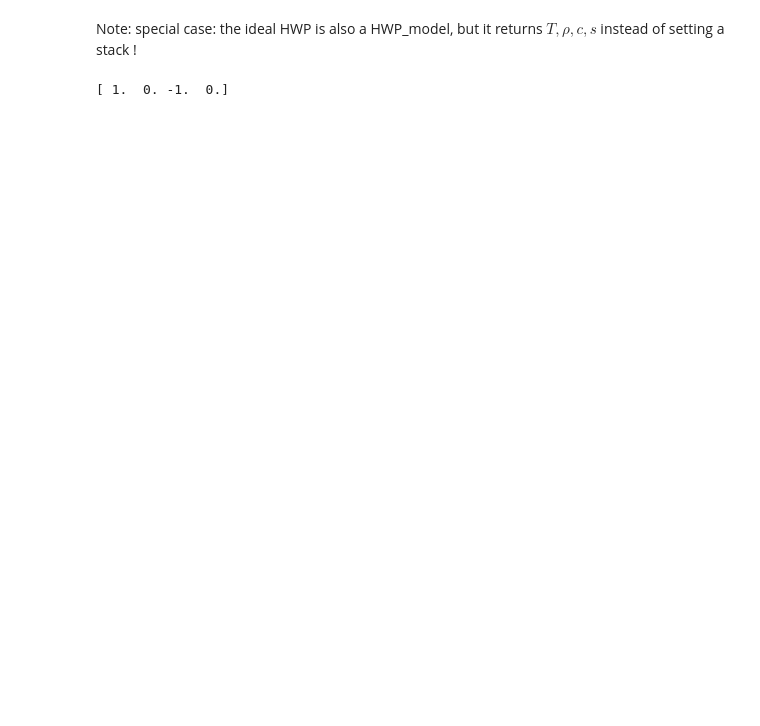
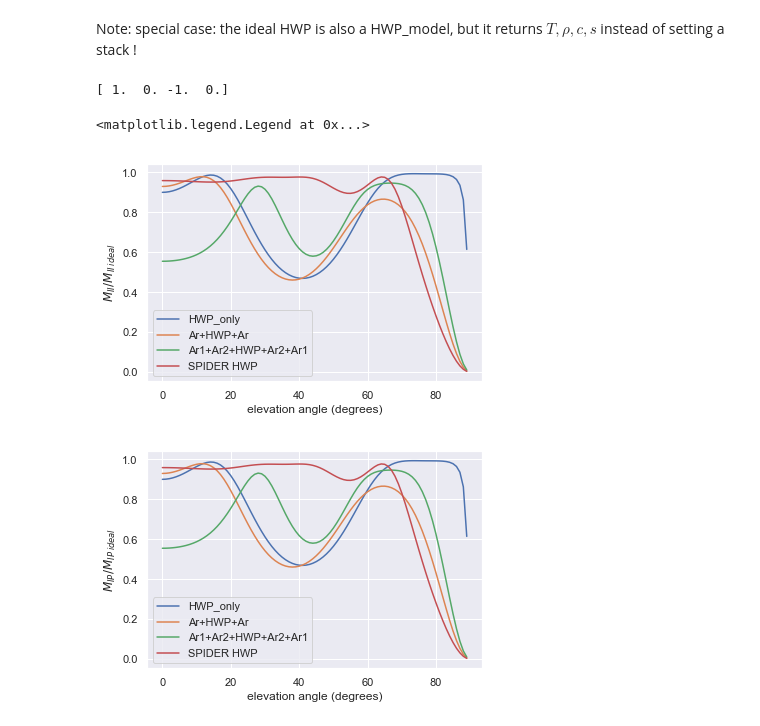
Before and after one commit to AdriJD/beamconv, a Jupyter notebook: notebooks/HWP_Class_tests.ipynb, the cells around one changed output. Cells and saved outputs as stored; diff of their text form; code cells hidden in the pictures; blank space fills up the shorter version.

Commit message:
new look at influence of angle of incidence and frequency on HWP gain

```diff
--- a/notebooks/HWP_Class_tests.ipynb
+++ b/notebooks/HWP_Class_tests.ipynb
@@ -143,3 +148,44 @@ print beamy.hwp._choose_HWP_model(model_name='ideal')
 beamy.hwp_precomp_Mueller = beamy.hwp._choose_HWP_model(model_name='ideal')
 # %% [output]
 [ 1.  0. -1.  0.]
+# %%
+elevations = np.arange(0,90,1)
+frequencies = np.arange(50e9, 300e9, 1e9)
+Mis = np.zeros((elevations.size, frequencies.size,4))
+Mip = np.zeros((elevations.size,frequencies.size,4), dtype=np.complex128)
+Mipbar = np.zeros((elevations.size,frequencies.size,4), dtype=np.complex128)
+theta = 0
+psi = 0
+for i in range (elevations.size):
+    beamy.el = elevations[i]
+    for j in range(frequencies.size):
+        beamy.sensitive_freq = frequencies[j]
+        beamy._set_HWP_values(model_name='HWP_only')
+        Mis[i,j,0], Mip[i,j,0], Mipbar[i,j,0] = beamy._get_Mueller_top_row(xi=0.0, psi=psi, theta=theta)
+        beamy._set_HWP_values(model_name='Ar+HWP+Ar')
+        Mis[i,j,1], Mip[i,j,1], Mipbar[i,j,1] = beamy._get_Mueller_top_row(xi=0.0, psi=psi, theta=theta)
+        beamy._set_HWP_values(model_name='Ar1+Ar2+HWP+Ar2+Ar1')
+        Mis[i,j,2], Mip[i,j,2], Mipbar[i,j,2] = beamy._get_Mueller_top_row(xi=0.0, psi=psi, theta=theta)
+        beamy._set_HWP_values(model_name='SPIDER')
+        Mis[i,j,3], Mip[i,j,3], Mipbar[i,j,3] = beamy._get_Mueller_top_row(xi=0.0, psi=psi, theta=theta)
+# %%
+a =plt.figure(1)
+HWP_only=plt.plot(elevations, Mis[:,0,0]/.5, label='HWP_only')
+ARHWP = plt.plot(elevations, Mis[:,0,1]/.5, label = 'Ar+HWP+Ar')
+DoubleAR = plt.plot(elevations, Mis[:,0,2]/.5, label = 'Ar1+Ar2+HWP+Ar2+Ar1')
+SpiderHWP = plt.plot(elevations, Mis[:,0,3]/.5, label='SPIDER HWP')
+plt.xlabel('elevation angle (degrees)')
+plt.ylabel(r'$M_{II}/M_{II \: ideal}$')
+plt.legend()
+b =plt.figure(2)
+plt.plot(elevations, np.real(Mip)[:,0,0]/.25, label='HWP_only')
+plt.plot(elevations, np.real(Mip)[:,0,1]/.25, label = 'Ar+HWP+Ar')
+plt.plot(elevations, np.real(Mip)[:,0,2]/.25, label = 'Ar1+Ar2+HWP+Ar2+Ar1')
+plt.plot(elevations, np.real(Mip)[:,0,3]/.25, label='SPIDER HWP')
+plt.xlabel('elevation angle (degrees)')
+plt.ylabel(r'$M_{IP}/M_{IP \: ideal}$')
+plt.legend()
+# %% [output]
+<matplotlib.legend.Legend at 0x...>
+[figure, added]
+[figure, added]
```
Also changed, not shown: parts of 5 cells of this notebook.
